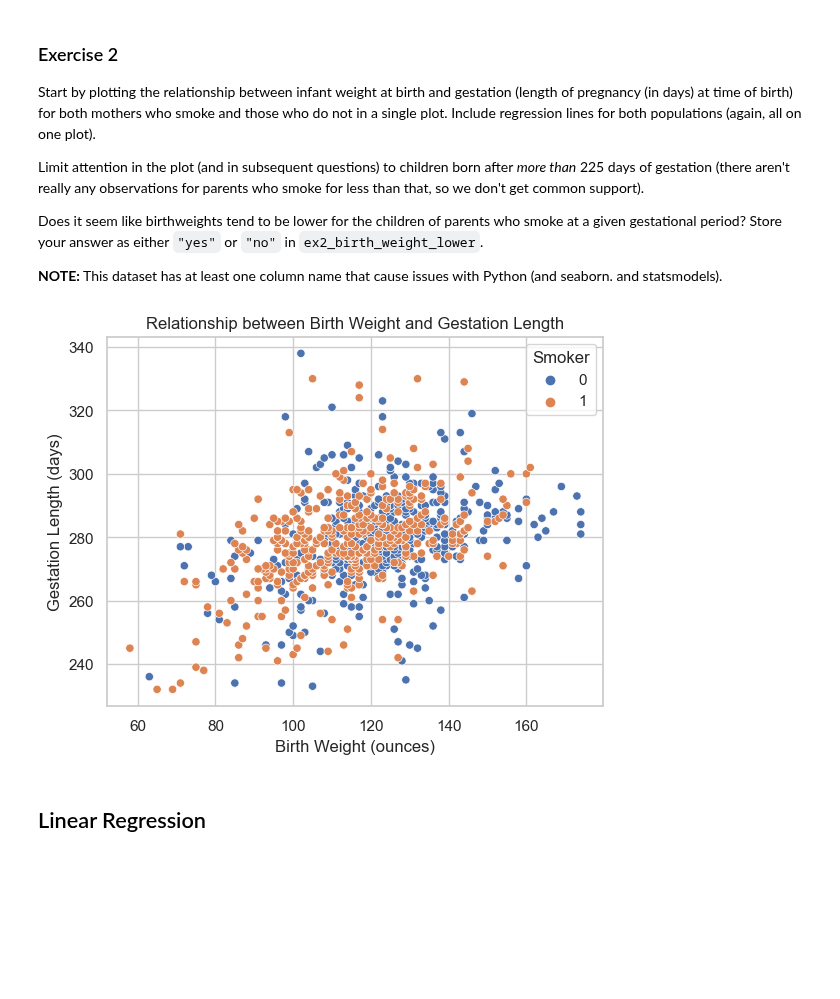
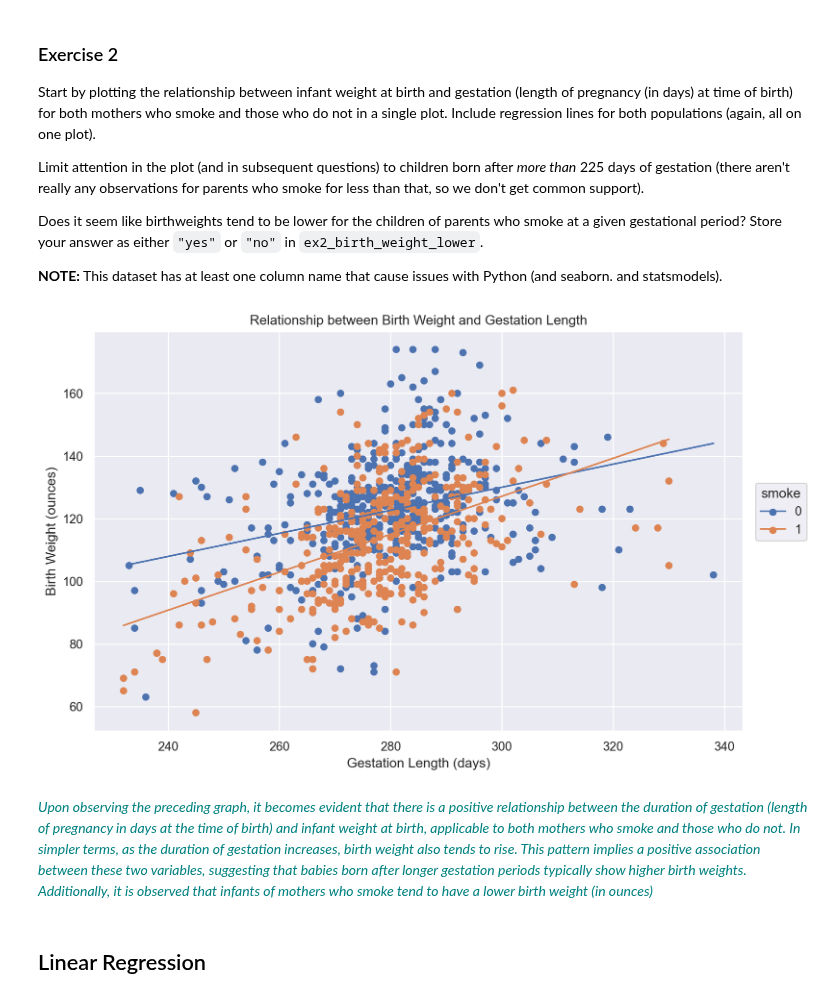
Before and after one commit to BarbaraPFloresRios/IDS720_PracticalDataScience, a Jupyter notebook: 20231116_ExerciseStatsmodels/Exercise_statsmodels.ipynb, the cells around one changed output. Drawn from its saved outputs; the diff is of its cells as text; code cells hidden in the pictures; blank space fills up the shorter version.

```diff
--- a/20231116_ExerciseStatsmodels/Exercise_statsmodels.ipynb
+++ b/20231116_ExerciseStatsmodels/Exercise_statsmodels.ipynb
@@ -88,18 +90,18 @@ Does it seem like birthweights tend to be lower for the children of parents who
 **NOTE:** This dataset has at least one column name that cause issues with Python (and seaborn. and statsmodels).
 # %%
 smoking_225 = smoking[smoking["gestation"] > 225]
+smoking_225["smoke"] = smoking_225["smoke"].astype("string")
-# %%
-x = smoking_225["bwt.oz"]
-y = smoking_225["gestation"]
-
-sns.scatterplot(x=x, y=y, hue=smoking_225["smoke"])
-
-plt.xlabel("Birth Weight (ounces)")
-plt.ylabel("Gestation Length (days)")
-plt.title("Relationship between Birth Weight and Gestation Length")
-
-plt.legend(title="Smoker", loc="upper right")
-
-plt.show()
-# %% [output]
-[figure, removed]
+# %%
+(
+    so.Plot(smoking_225, x="gestation", y="bwt.oz", color="smoke")
+    .add(so.Line(), so.PolyFit(order=1))
+    .add(so.Dot())
+    .layout(size=(9, 6))
+    .label(
+        x="Gestation Length (days)",
+        y="Birth Weight (ounces)",
+        title="Relationship between Birth Weight and Gestation Length",
+    )
+)
+# %% [output]
+[figure, added]
@@ -106,3 +112,5 @@ plt.show()
+# %% [markdown]
+<span style="color: #008080">*Upon observing the preceding graph, it becomes evident that there is a positive relationship between the duration of gestation (length of pregnancy in days at the time of birth) and infant weight at birth, applicable to both mothers who smoke and those who do not. In simpler terms, as the duration of gestation increases, birth weight also tends to rise. This pattern implies a positive association between these two variables, suggesting that babies born after longer gestation periods typically show higher birth weights. Additionally, it is observed that infants of mothers who smoke tend to have a lower birth weight (in ounces)*</span>
 # %% [markdown]
 ## Linear Regression
 # %% [markdown]
```
Also changed, not shown: parts of 11 cells of this notebook, 3 other files.
